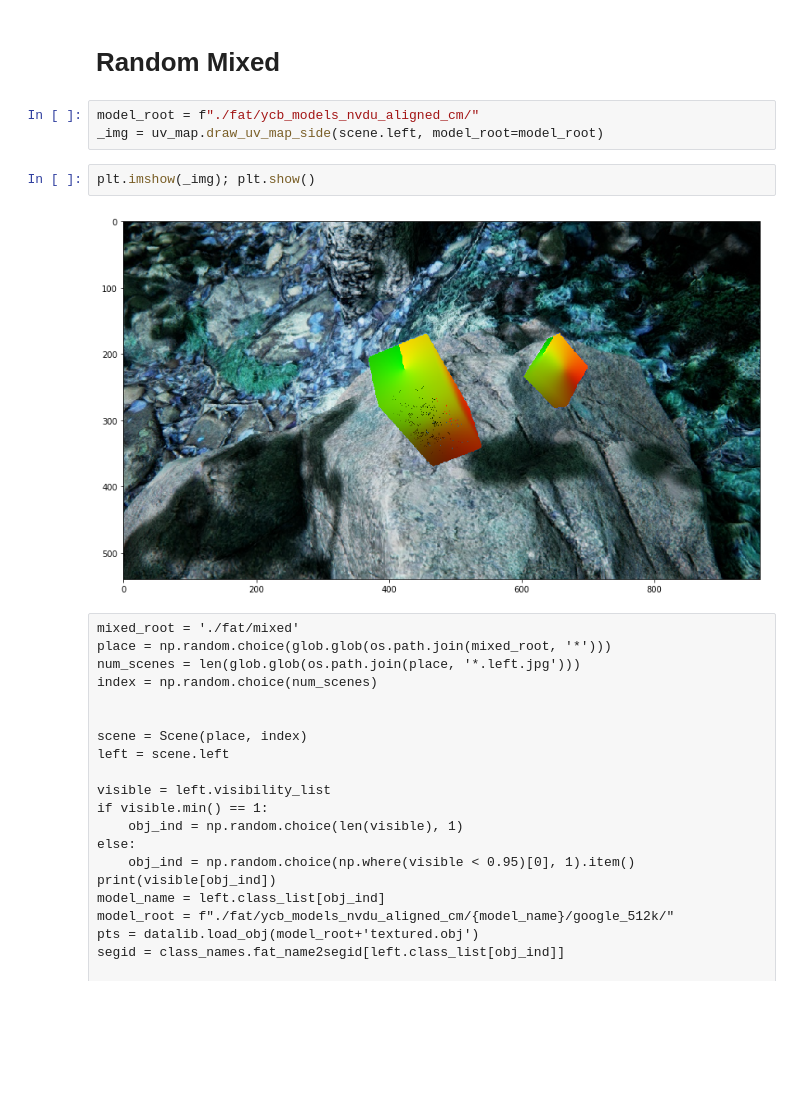
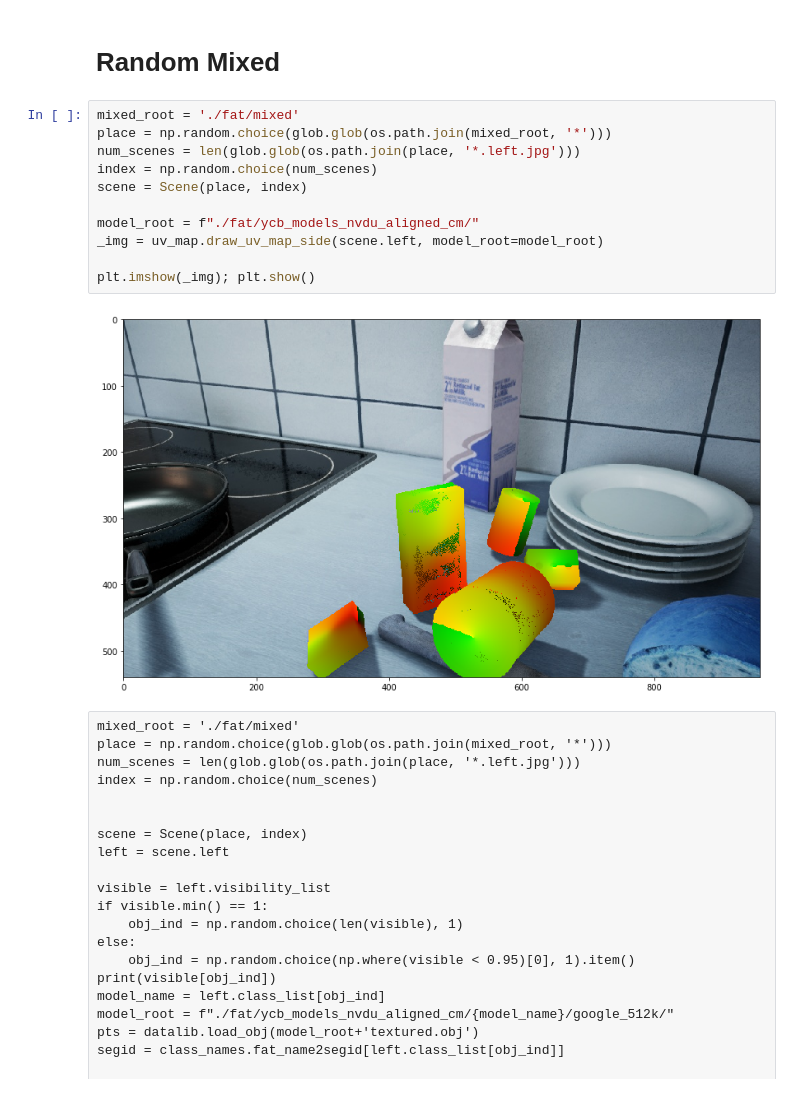
Before and after one commit to ktw361/extended_UV_mapping, a Jupyter notebook: UV Map-Part 2, project onto image.ipynb, the cells around one changed output. Saved outputs shown, nothing was run; the diff lists cells and outputs as text; blank space fills up the shorter version.

```diff
--- a/UV Map-Part 2, PnP.ipynb
+++ b/UV Map-Part 2, project onto image.ipynb
@@ -165,13 +161,19 @@ vis.show()
 JVisualizer with 1 geometries
 # %% [markdown]
 # Random Mixed
-# %%
-model_root = f"./fat/ycb_models_nvdu_aligned_cm/"
-_img = uv_map.draw_uv_map_side(scene.left, model_root=model_root)
-# %%
-plt.imshow(_img); plt.show()
-# %% [output]
-[figure, removed]
+# %%
+mixed_root = './fat/mixed'
+place = np.random.choice(glob.glob(os.path.join(mixed_root, '*')))
+num_scenes = len(glob.glob(os.path.join(place, '*.left.jpg')))
+index = np.random.choice(num_scenes)
+scene = Scene(place, index)
+
+model_root = f"./fat/ycb_models_nvdu_aligned_cm/"
+_img = uv_map.draw_uv_map_side(scene.left, model_root=model_root)
+
+plt.imshow(_img); plt.show()
+# %% [output]
+[figure, added]
 # %% [raw]
 mixed_root = './fat/mixed'
 place = np.random.choice(glob.glob(os.path.join(mixed_root, '*')))
```
Also changed, not shown: parts of 3 cells of this notebook, 5 other files.
